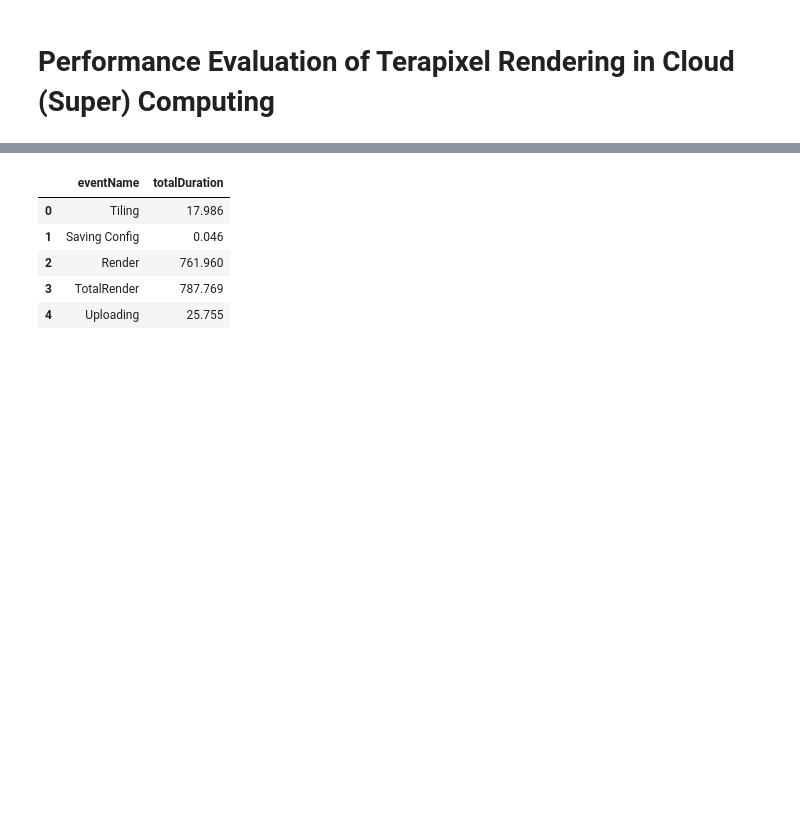
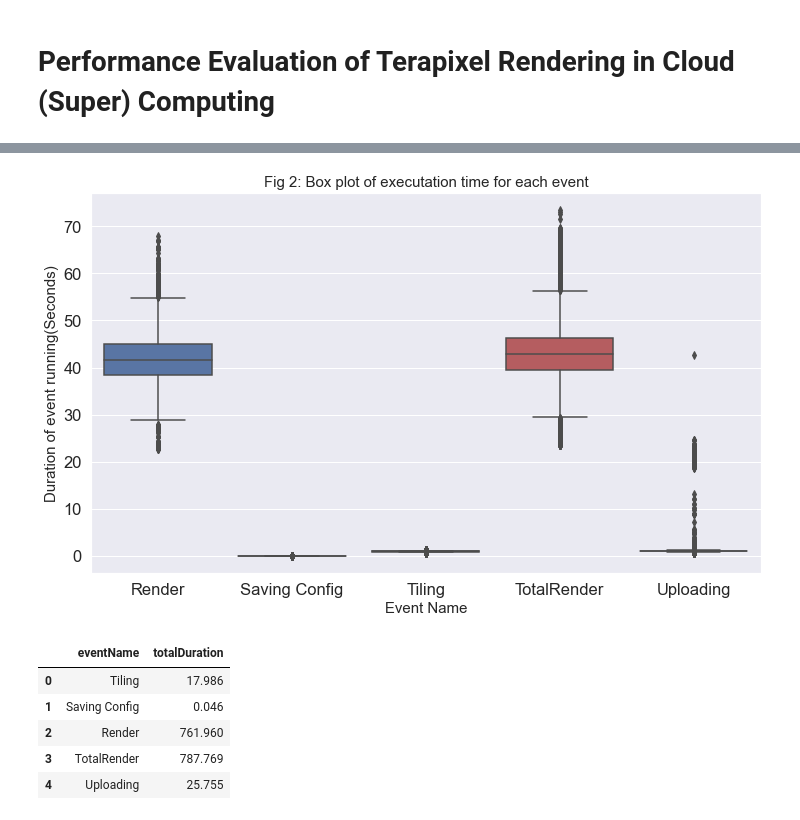
Before and after one commit to roshan-pandey/Terascope, a Jupyter notebook: notebook/CSC8634_Roshan_Pandey_210113925.ipynb, the cells around one changed output, grey strips where cells are left out. Saved outputs shown, nothing was run; the diff lists cells and outputs as text; code cells hidden in the pictures; blank space fills up the shorter version.

```diff
--- a/notebook/CSC8634_Roshan_Pandey_210113925.ipynb
+++ b/notebook/CSC8634_Roshan_Pandey_210113925.ipynb
@@ -194,3 +158,13 @@ plt.show()
+# %%
+fig, ax = plt.subplots(figsize=(12, 7))
+sns.boxplot(x="eventName", y="duration", data=merged_data)
+sns.set(font_scale = 1.5)
+plt.xlabel('Event Name', fontsize = 15)
+plt.ylabel('Duration of event running(Seconds)', fontsize = 15)
+plt.title("Fig 2: Box plot of executation time for each event", fontsize = 15)
+plt.show()
+# %% [output]
+[figure, added]
 # %%
 del event_total_duration_df['Unnamed: 0']
 event_total_duration_df.head()
```
Also changed, not shown: parts of 56 cells of this notebook.
